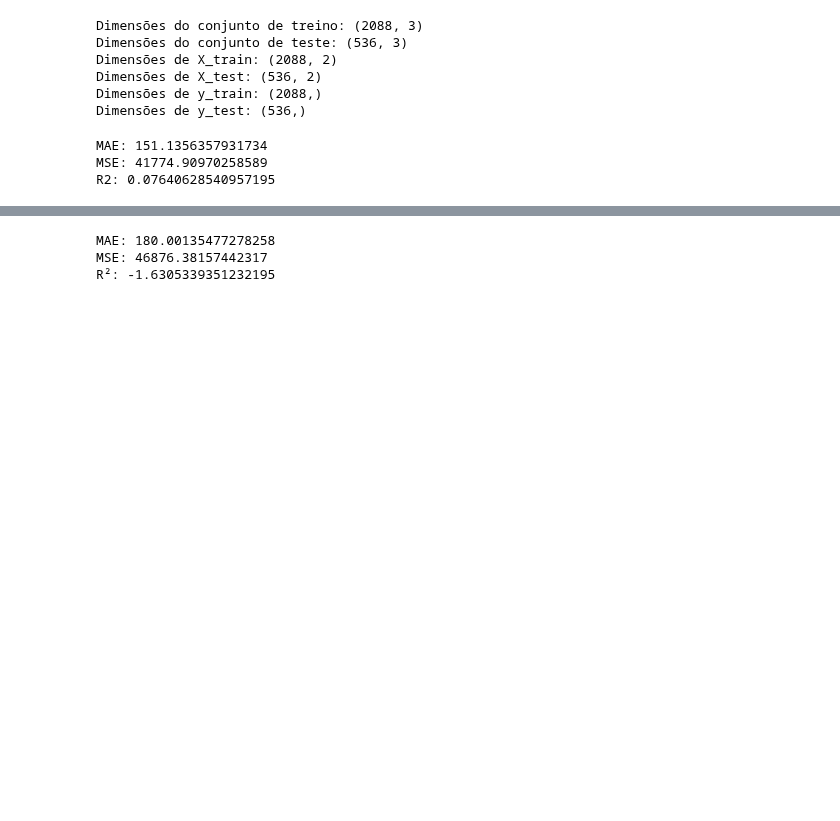
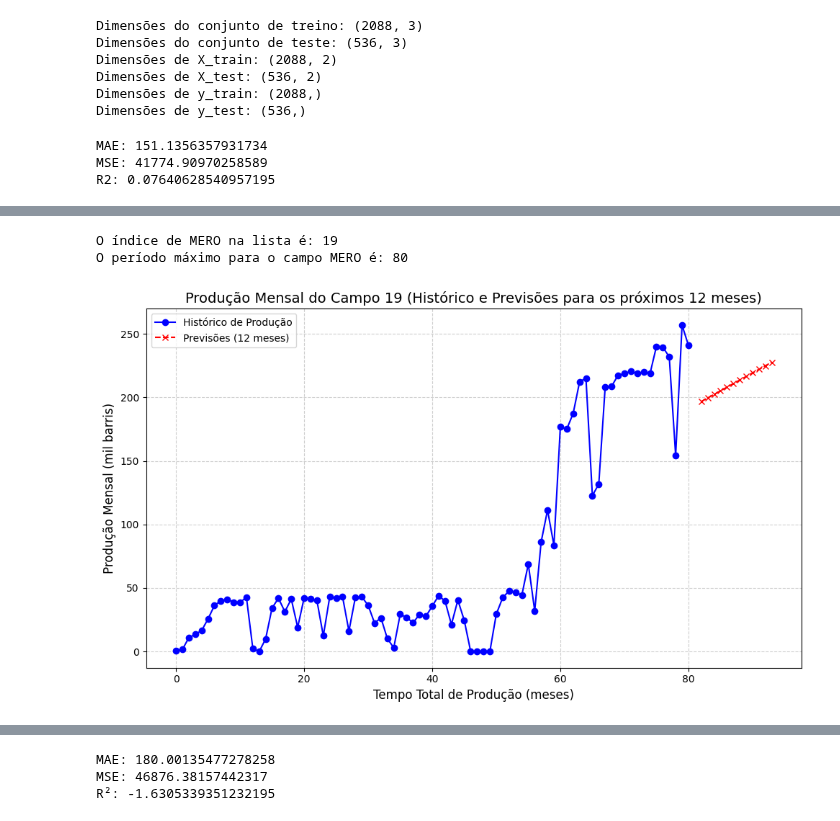
Before and after one commit to brainopensource/datascience-mvp, a Jupyter notebook: MVP_Machine_Learning_&_Analytics.ipynb, the cells around one changed output, grey strips where cells are left out. Saved outputs shown, nothing was run; the diff lists cells and outputs as text; code cells hidden in the pictures; blank space fills up the shorter version.

```diff
--- a/MVP_Machine_Learning_&_Analytics.ipynb
+++ b/MVP_Machine_Learning_&_Analytics.ipynb
@@ -464,8 +430,31 @@ Previsão para a produção total mensal do campo TUPI na data 2024-07-01 00:00:
+# %%
+# Campos na Bacia de Santos
+# SAPINHOÁ', 'TUPI', 'LAPA', 'BÚZIOS', 'SÉPIA', 'BERBIGÃO', 'ATAPU', 'OESTE DE ATAPU',
+#'ITAPU', 'SURURU', 'MERO', 'NORDESTE DE SAPINHOÁ', 'NOROESTE DE SAPINHOÁ',
+#'SUDOESTE DE SAPINHOÁ', 'SUL DE TUPI', 'AnC_TUPI', 'TAMBUATÁ', 'AnC_NORTE_ATAPU',
+#'SÉPIA LESTE', 'BÚZIOS_ECO', 'AnC_MERO', 'SUL DE BERBIGÃO', 'SÉPIA_ECO', 'ATAPU_ECO',
+#'ITAPU_ECO', 'CORAL', 'MERLUZA', 'CARAVELA', 'CAVALO-MARINHO', 'ESTRELA DO MAR',
+#'LAGOSTA', 'BAÚNA', 'URUGUÁ', 'MEXILHÃO', 'PIRACABA', 'TAMBAÚ', 'ATLANTA'
+
+# Procurar o índice do valor 'TUPI'
+campo = 'MERO'
+indice = int(list(label_encoder_campo.classes_).index(campo))
+print(f"O índice de {campo} na lista é: {indice}")
+
+# Filtrando o DataFrame para o campo específico
+df_campo = df_fields_santos_filled[df_fields_santos_filled['campo'] == indice]
+
+# Encontrando o período máximo para esse campo
+periodo_maximo = df_campo['tempo_total_producao_meses'].max()
+print(f"O período máximo para o campo {campo} é: {periodo_maximo}")
+# %% [output]
+O índice de MERO na lista é: 19
+O período máximo para o campo MERO é: 80
 # %%
 # Definindo o campo e o tempo inicial (último mês registrado + 1)
-campo_encoded = 36  # Código do campo TUPI
-tempo_total_producao_meses = 183  # Último mês registrado + 1
-num_meses_futuro = 24  # Número de meses para prever
+campo_encoded = indice  # Código do campo
+tempo_total_producao_meses = periodo_maximo + 1
+num_meses_futuro = 12*1  # Número de meses para prever
 
 # Preparar os dados de entrada para a previsão
 X_novo = np.array([[campo_encoded, tempo_total_producao_meses]])
@@ -480,35 +469,37 @@ for mes in range(1, num_meses_futuro + 1):
 
     # Fazer a previsão para o próximo mês
     y_pred_futuro = model.predict(X_novo)
 
     # Armazenar a previsão
     previsoes_futuro.append([tempo_total_producao_meses + mes, y_pred_futuro[0]])
 
 # Convertendo a lista de previsões em DataFrame
 df_futuro = pd.DataFrame(previsoes_futuro, columns=['tempo_total_producao_meses', 'oleo_kbd_total'])
 
 # Selecionando apenas TUPI para exibir o histórico
-df_tupi_historico = df_fields_santos_filled[df_fields_santos_filled['campo'] == 36][['tempo_total_producao_meses', 'oleo_kbd_total']]
+df_campo_historico = df_fields_santos_filled[df_fields_santos_filled['campo'] == campo_encoded][['tempo_total_producao_meses', 'oleo_kbd_total']]
 
 # Concatenando dados históricos e previsões
-df_historico_e_projetado = pd.concat([df_tupi_historico, df_futuro], ignore_index=True)
+df_historico_e_projetado = pd.concat([df_campo_historico, df_futuro], ignore_index=True)
 
 # Criando o gráfico
 plt.figure(figsize=(10, 6))
 
 # Plotando os dados históricos
-plt.plot(df_tupi_historico['tempo_total_producao_meses'], df_tupi_historico['oleo_kbd_total'], label='Histórico de Produção', color='blue', marker='o')
+plt.plot(df_campo_historico['tempo_total_producao_meses'], df_campo_historico['oleo_kbd_total'], label='Histórico de Produção', color='blue', marker='o')
 
 # Plotando as previsões para os próximos 24 meses
-plt.plot(df_futuro['tempo_total_producao_meses'], df_futuro['oleo_kbd_total'], label='Previsões (24 meses)', color='red', marker='x', linestyle='--')
+plt.plot(df_futuro['tempo_total_producao_meses'], df_futuro['oleo_kbd_total'], label=f'Previsões ({num_meses_futuro} meses)', color='red', marker='x', linestyle='--')
 
 # Customizando o gráfico
-plt.title(f'Produção Mensal do Campo {campo_encoded} (Histórico e Previsões para os próximos 24 meses)', fontsize=14)
+plt.title(f'Produção Mensal do Campo {campo_encoded} (Histórico e Previsões para os próximos {num_meses_futuro} meses)', fontsize=14)
 plt.xlabel('Tempo Total de Produção (meses)', fontsize=12)
 plt.ylabel('Produção Mensal (mil barris)', fontsize=12)
 plt.legend()
 plt.grid(True, linestyle='--', alpha=0.6)
 plt.tight_layout()
 
 # Exibindo o gráfico
 plt.show()
+# %% [output]
+[figure, added]
```
Also changed, not shown: parts of 38 cells of this notebook.
